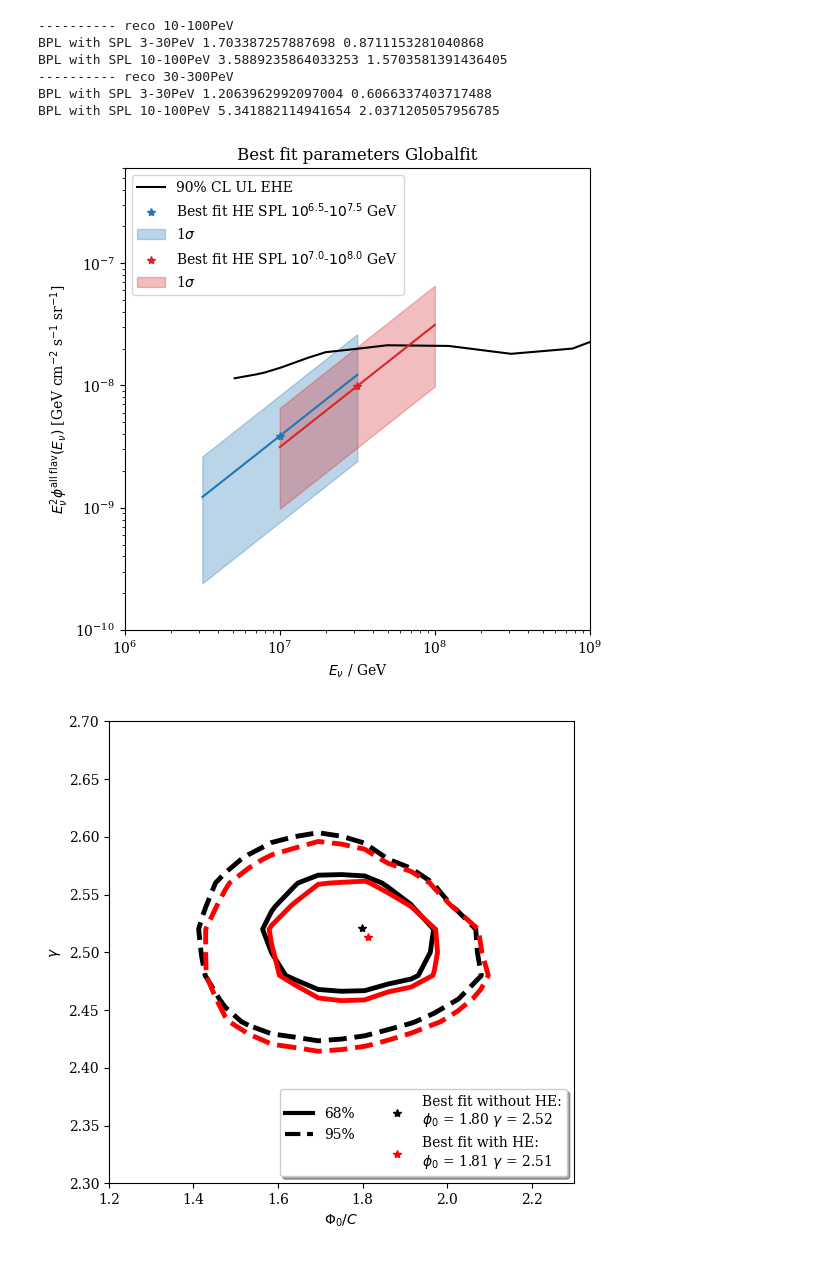
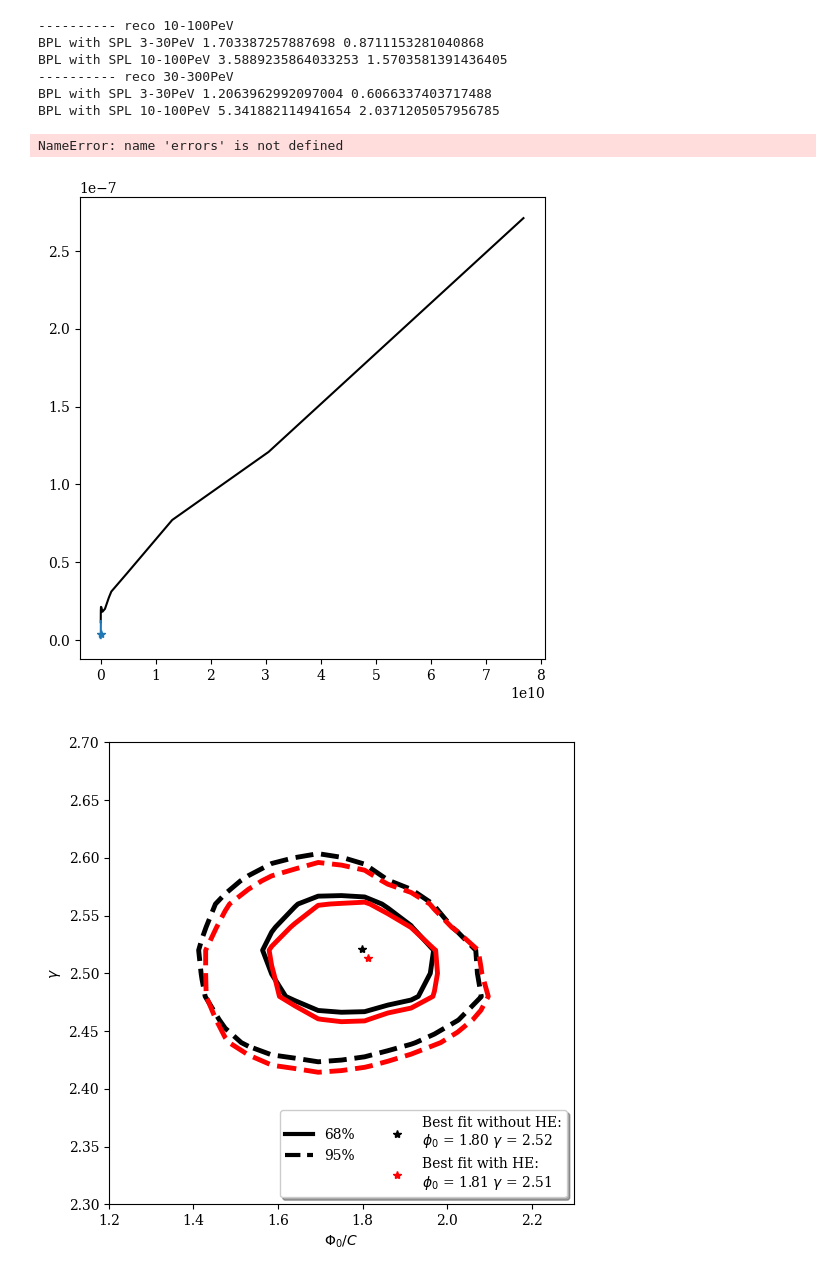
Before and after one commit to tjuanve/icc-ana, a Jupyter notebook: combined_track_shower/plots/diffuse_call_12dec_extraSPL.ipynb, the cells around one changed output. Saved outputs shown, nothing was run; the diff lists cells and outputs as text; code cells hidden in the pictures.

Commit message:
update plots for diffuse call

```diff
--- a/combined_track_shower/plots/diffuse_call_12dec_extraSPL.ipynb
+++ b/combined_track_shower/plots/diffuse_call_12dec_extraSPL.ipynb
@@ -199,30 +201,30 @@ def find_errors( name, bestfitname ):
 
         print(f"abs diff {abs(unique_roots-bestfits[bestfitname][parameter])}")
 
-        # return unique_roots
+        return unique_roots
 # %%
-# errors = {}
+errors = {}
 
-# # keys = ["reco_10_100_extraSPL_3_30","reco_10_100_extraSPL_10_100","reco_30_300_extraSPL_3_30","reco_30_300_extraSPL_10_100"]
+keys = ["reco_10_100_extraSPL_3_30","reco_10_100_extraSPL_10_100","reco_30_300_extraSPL_3_30","reco_30_300_extraSPL_10_100"]
 # keys = ["reco_10_100_extraSPL_3_30","reco_10_100_extraSPL_10_100"]
 
-# for key in keys:
+for key in keys:
 
-#     print(key)
+    print(key)
 
-#     error = find_errors( f"{key}_scan", key )
+    error = find_errors( f"{key}_scan", key )
 
-#     if len(error) != 2:
-#         print("error", error)
-#         break
+    if len(error) != 2:
+        print("error", error)
+        break
 
-#     errors[key] = { "low" : min(error), "high" : max(error) }
+    errors[key] = { "low" : min(error), "high" : max(error) }
 
-#     print("yes")
+    print("yes")
 
-for name in scan_dir_dict:
-    if "2D" in name or "scan" in name: continue
-    find_errors(name, name)
-    # if "scan" not in name: continue
-    # find_errors(name, name.replace("_scan",""))
+# for name in scan_dir_dict:
+#     # if "2D" in name or "scan" in name: continue
+#     # find_errors(name, name)
+#     if "scan" not in name: continue
+#     find_errors(name, name.replace("_scan",""))
 # %% [output]
@@ -316,46 +319,35 @@ for i,key in enumerate(keys):
     bestfit_astro_he_norm[key] = bestfits[key][astro_he_norm_keys[i]]
     log_energies[key] = np.linspace(bounds[i][0],bounds[i][1],1001)
     energies[key] = 10**log_energies[key]
     flux_powerlaw[key] = powerlaw( energies[key], norm = bestfit_astro_he_norm[key]*norm_factor, gamma = 1)
     ax.plot( energies[key], flux_powerlaw[key],  color = colors[i] )
     ax.plot( [10**centers[i]], [3*bestfit_astro_he_norm[key]*norm_factor*(10**centers[i]/1e5)**(2-1.0)], "*", label = labels[i],color = colors[i] )
 
     bestfit_astro_he_norm_low[key] = errors[key]["low"]
     bestfit_astro_he_norm_high[key] = errors[key]["high"]
 
     flux_powerlaw_low[key] = powerlaw( energies[key], norm = bestfit_astro_he_norm_low[key]*norm_factor, gamma = 1)
     flux_powerlaw_high[key] = powerlaw( energies[key], norm = bestfit_astro_he_norm_high[key]*norm_factor, gamma = 1)
 
     plt.fill_between( energies[key], flux_powerlaw_low[key], flux_powerlaw_high[key], color=colors[i], alpha=0.3, label = r"1$\sigma$")
 
-
-key = "reco_10_100_extraSPL_10_100"
-i = 1
-
-# bestfit_astro_he_norm_low[key] = errors[key]["low"]
-# bestfit_astro_he_norm_high[key] = errors[key]["high"]
-
-# flux_powerlaw_low[key] = powerlaw( energies[key], norm = bestfit_astro_he_norm_low[key]*norm_factor, gamma = 1)
-# flux_powerlaw_high[key] = powerlaw( energies[key], norm = bestfit_astro_he_norm_high[key]*norm_factor, gamma = 1)
-
-# plt.fill_between( energies[key], flux_powerlaw_low[key], flux_powerlaw_high[key], color=colors[i], alpha=0.3, label = r"1$\sigma$")
-
 ax.set_xlabel(r"$E_{\nu}$ / GeV")
 ax.set_ylabel(r"$E_{\nu}^2 \phi^{\text{all flav}}(E_\nu)$ [GeV cm$^{-2}$ s$^{-1}$ sr$^{-1}$]")
 
 ax.set_title("Best fit parameters Globalfit")
 
 ax.set_yscale("log")
 ax.set_xscale("log")
 
 ax.set_xlim( [ 1e6,1e9 ])
 ax.set_ylim( [ 1e-10,6e-7 ])
 
 ax.legend(ncol = 1)
 
 plt.savefig(f"{plotting_path}/diff_limit_ehe_reco_10_100PeV.pdf")
 # %% [output]
+NameError: name 'errors' is not defined
-[figure, old version]
+[figure, new version]
 # %%
 name1 = "SPL_10_100PeV_2D"
 name2 = "he_SPL_10_100PeV_2D"
```
Also changed, not shown: parts of 5 cells of this notebook, 6 other files.
